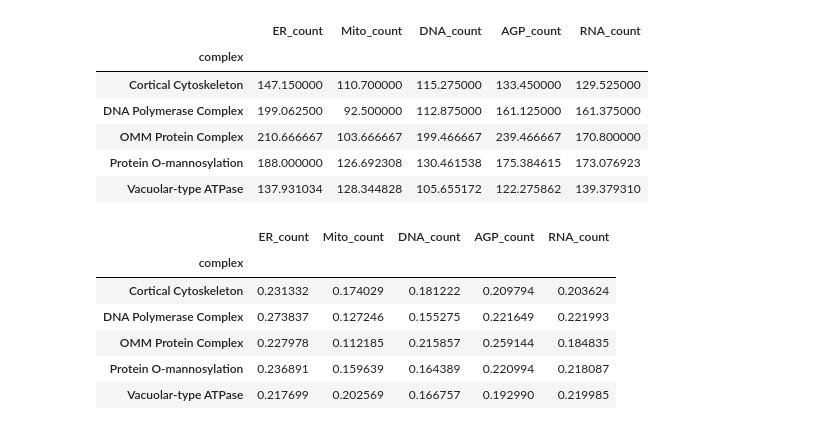
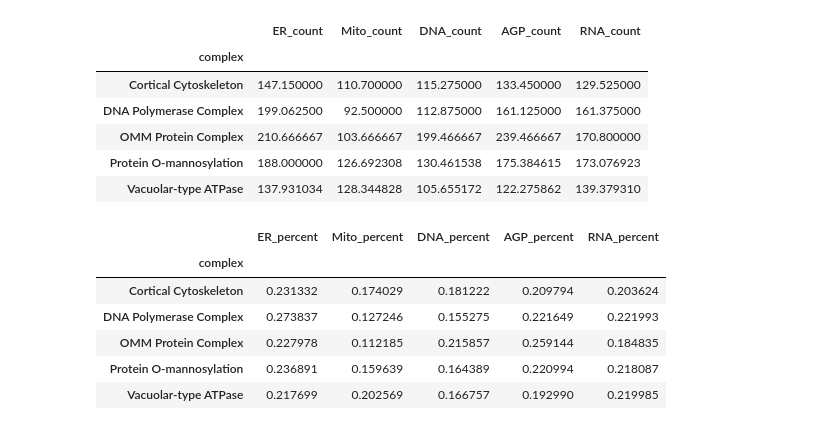
Before and after one commit to jump-cellpainting/2024_Chandrasekaran_Morphmap, a Jupyter notebook: 10.feature-wise-analyses/02.feature-enrichment-orf.ipynb, the cells around one changed output. Saved outputs shown, nothing was run; the diff lists cells and outputs as text; code cells hidden in the pictures.

Commit message:
rename column names

```diff
--- a/10.feature-wise-analyses/02.feature-enrichment-orf.ipynb
+++ b/10.feature-wise-analyses/02.feature-enrichment-orf.ipynb
@@ -134,11 +134,21 @@ orf_feature_count.head()
 | Protein O-mannosylation | 188.000000 | 126.692308 | 130.461538 | 175.384615 | 173.076923 |
 | Vacuolar-type ATPase | 137.931034 | 128.344828 | 105.655172 | 122.275862 | 139.379310 |
 # %%
-cripsr_feature_percent = orf_feature_count.div(orf_feature_count.sum(axis=1), axis=0)
+cripsr_feature_percent = orf_feature_count.div(
+    orf_feature_count.sum(axis=1), axis=0
+).rename(
+    columns={
+        "ER_count": "ER_percent",
+        "Mito_count": "Mito_percent",
+        "DNA_count": "DNA_percent",
+        "AGP_count": "AGP_percent",
+        "RNA_count": "RNA_percent",
+    }
+)
 
 cripsr_feature_percent
 # %% [output]
-|  | ER_count | Mito_count | DNA_count | AGP_count | RNA_count |
+|  | ER_percent | Mito_percent | DNA_percent | AGP_percent | RNA_percent |
 | complex |  |  |  |  |  |
 | Cortical Cytoskeleton | 0.231332 | 0.174029 | 0.181222 | 0.209794 | 0.203624 |
 | DNA Polymerase Complex | 0.273837 | 0.127246 | 0.155275 | 0.221649 | 0.221993 |
```
Also changed, not shown: parts of 1 cell of this notebook, 1 other file.
